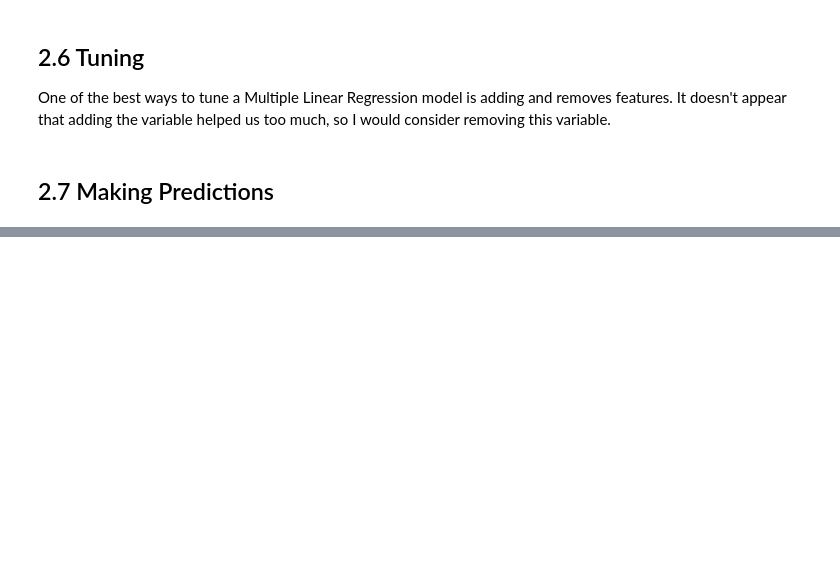
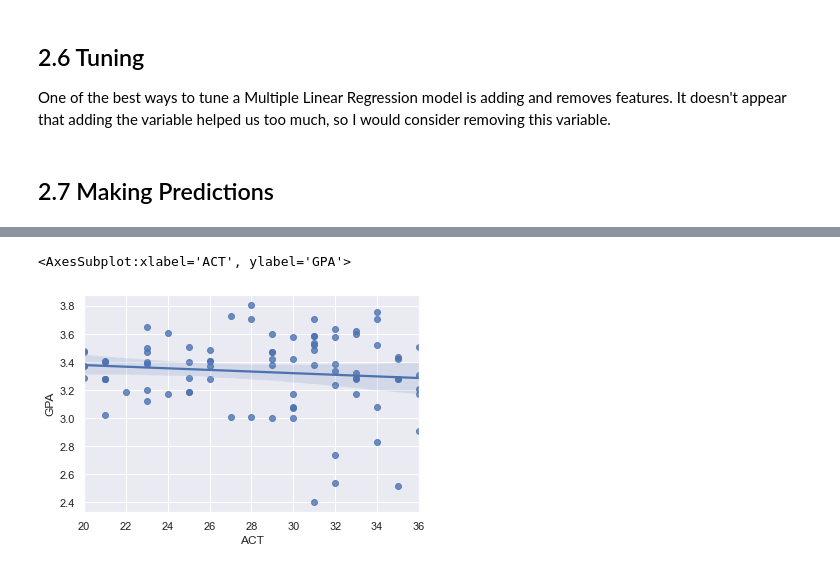
Before and after one commit to USAFA-CS212-SP22/Lessons, a Jupyter notebook: Machine Learning/Regression/Regression - Tutorial.ipynb, the cells around one changed output, grey strips where cells are left out. Cells and saved outputs as stored; diff of their text form; code cells hidden in the pictures; blank space fills up the shorter version.

```diff
--- a/Machine Learning/Regression/Regression - Tutorial.ipynb
+++ b/Machine Learning/Regression/Regression - Tutorial.ipynb
@@ -266,0 +341,5 @@ plt.show()
+# %%
+sns.regplot(data=data, x = 'ACT', y='GPA')
+# %% [output]
+<AxesSubplot:xlabel='ACT', ylabel='GPA'>
+[figure, added]
```
Also changed, not shown: parts of 25 cells of this notebook, 2 other files.
